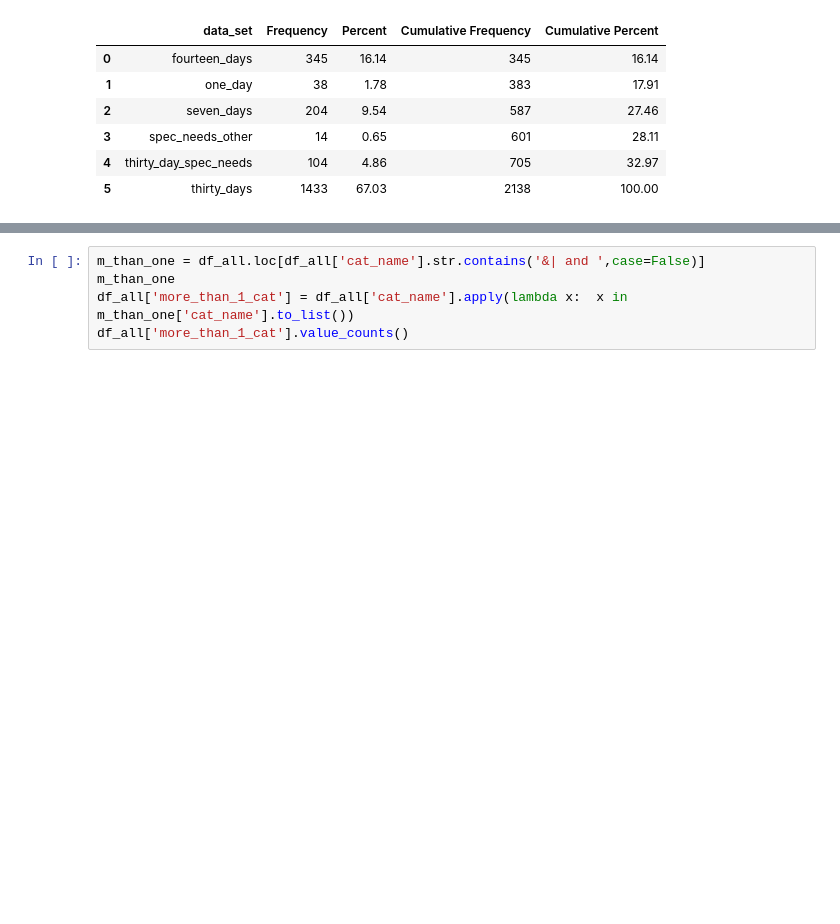
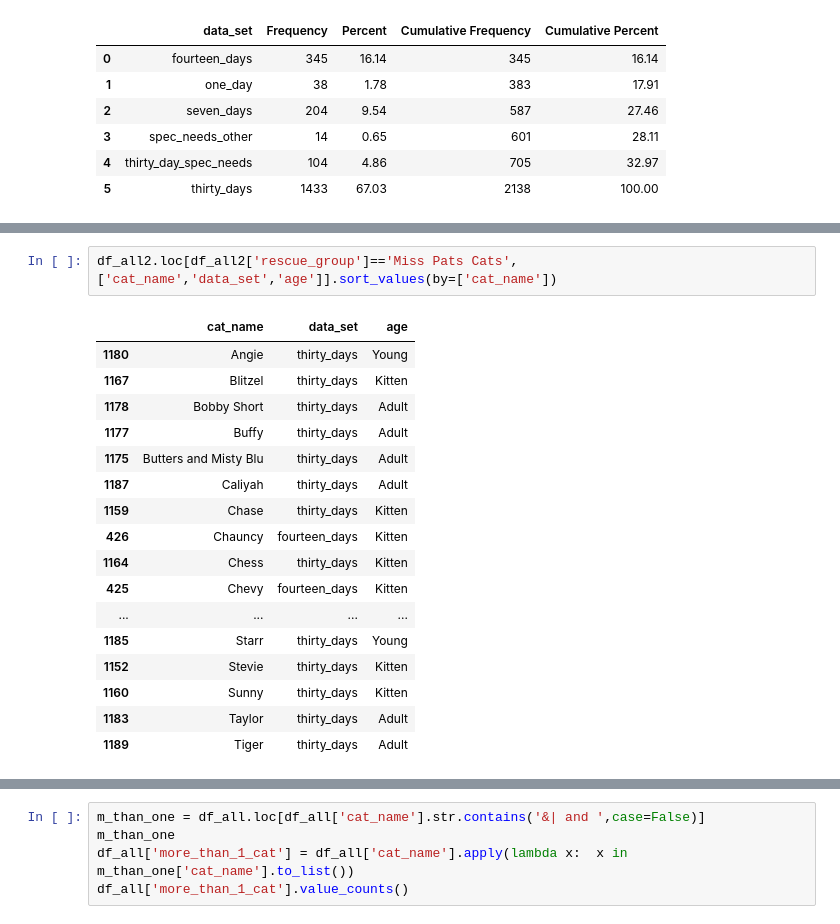
Before and after one commit to dgarbato/petfinder, a Jupyter notebook: juypter notebook code/Analyze data 1.ipynb, the cells around one changed output, grey strips where cells are left out. Saved outputs shown, nothing was run; the diff lists cells and outputs as text; blank space fills up the shorter version.

```diff
--- a/juypter notebook code/Analyze data 1.ipynb
+++ b/juypter notebook code/Analyze data 1.ipynb
@@ -197,2 +343,22 @@ df_all2.loc[final_mask,['cat_id','rescue_group','thirty_days']].groupby(['thirty
+# %%
+df_all2.loc[df_all2['rescue_group']=='Miss Pats Cats',['cat_name','data_set','age']].sort_values(by=['cat_name'])
+# %% [output]
+|  | cat_name | data_set | age |
+| 1180 | Angie | thirty_days | Young |
+| 1167 | Blitzel | thirty_days | Kitten |
+| 1178 | Bobby Short | thirty_days | Adult |
+| 1177 | Buffy | thirty_days | Adult |
+| 1175 | Butters and Misty Blu | thirty_days | Adult |
+| 1187 | Caliyah | thirty_days | Adult |
+| 1159 | Chase | thirty_days | Kitten |
+| 426 | Chauncy | fourteen_days | Kitten |
+| 1164 | Chess | thirty_days | Kitten |
+| 425 | Chevy | fourteen_days | Kitten |
+| ... | ... | ... | ... |
+| 1185 | Starr | thirty_days | Young |
+| 1152 | Stevie | thirty_days | Kitten |
+| 1160 | Sunny | thirty_days | Kitten |
+| 1183 | Taylor | thirty_days | Adult |
+| 1189 | Tiger | thirty_days | Adult |
 # %%
 #df_all2.loc[df_all2['rescue_group']=='Animal Life Savers Inc.',['cat_name','data_set','age']]
```
Also changed, not shown: parts of 15 cells of this notebook, 6 other files.
